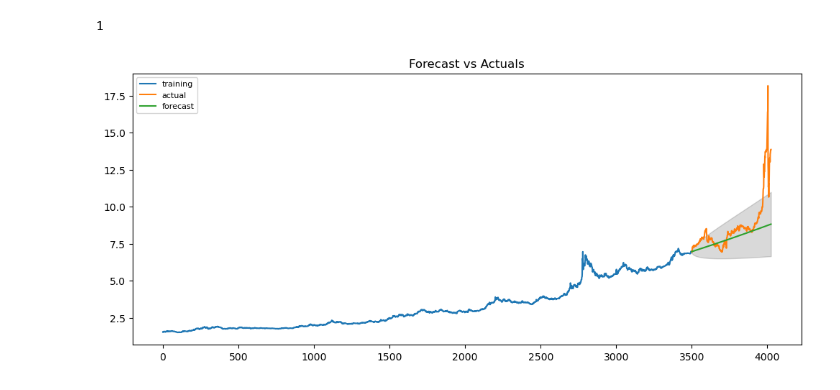
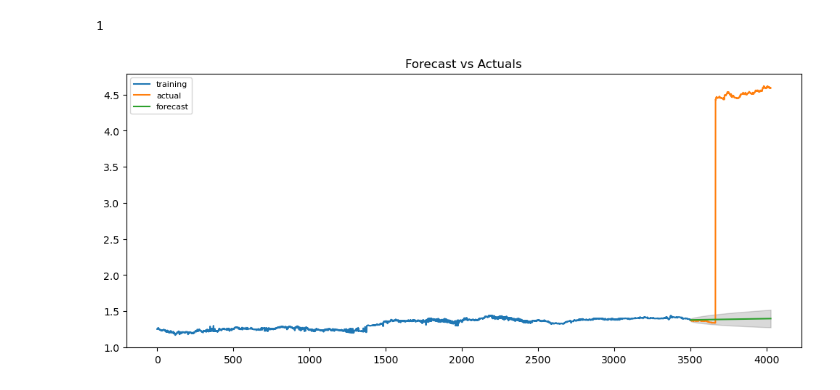
Before and after one commit to AlaaeddineBesbes/DATA731-Market-Movement, a Jupyter notebook: Projet.ipynb, the cells around one changed output. Saved outputs shown, nothing was run; the diff lists cells and outputs as text; code cells hidden in the pictures.

Commit message:
Ajout de la fonction prediction

```diff
--- a/Projet.ipynb
+++ b/Projet.ipynb
@@ -418,29 +418,32 @@ ndiffs(data['Turkish Lira'][:50], test='pp')  # 2
 # %% [output]
 1
 # %%
-countries = list(data.columns)
-index = list(range(len(data[countries[0]])))
-train = data['Turkish Lira'][:3500]
-test = data['Turkish Lira'][3500:]
-model = ARIMA(train,order=(2,2,2))
-fitted = model.fit()
-#Forecast
-fc, se, conf = fitted.forecast(525, alpha=0.05)  # 95% conf
+def prediction(country,p,d,q):
+    countries = list(data.columns)
+    index = list(range(len(data[countries[0]])))
+    train = data[country][:3500]
+    test = data[country][3500:]
+    model = ARIMA(train,order=(p,d,q))
+    fitted = model.fit()
+    #Forecast
+    fc, se, conf = fitted.forecast(525, alpha=0.05)  # 95% conf
 
-# Make as pandas series
-fc_series = pd.Series(fc, index=test.index)
-lower_series = pd.Series(conf[:, 0], index=test.index)
-upper_series = pd.Series(conf[:, 1], index=test.index)
+    # Make as pandas series
+    fc_series = pd.Series(fc, index=test.index)
+    lower_series = pd.Series(conf[:, 0], index=test.index)
+    upper_series = pd.Series(conf[:, 1], index=test.index)
 
-# Plot
-plt.figure(figsize=(12,5), dpi=100)
-plt.plot(train, label='training')
-plt.plot(test, label='actual')
-plt.plot(fc_series, label='forecast')
-plt.fill_between(lower_series.index, lower_series, upper_series,
-                 color='k', alpha=.15)
-plt.title('Forecast vs Actuals')
-plt.legend(loc='upper left', fontsize=8)
-plt.show()
+    # Plot
+    plt.figure(figsize=(12,5), dpi=100)
+    plt.plot(train, label='training')
+    plt.plot(test, label='actual')
+    plt.plot(fc_series, label='forecast')
+    plt.fill_between(lower_series.index, lower_series, upper_series,
+                    color='k', alpha=.15)
+    plt.title('Forecast vs Actuals')
+    plt.legend(loc='upper left', fontsize=8)
+    plt.show()
+
+prediction("Libyan Dinar",2,1,1)
 # %% [output]
-[figure, old version]
+[figure, new version]
```
